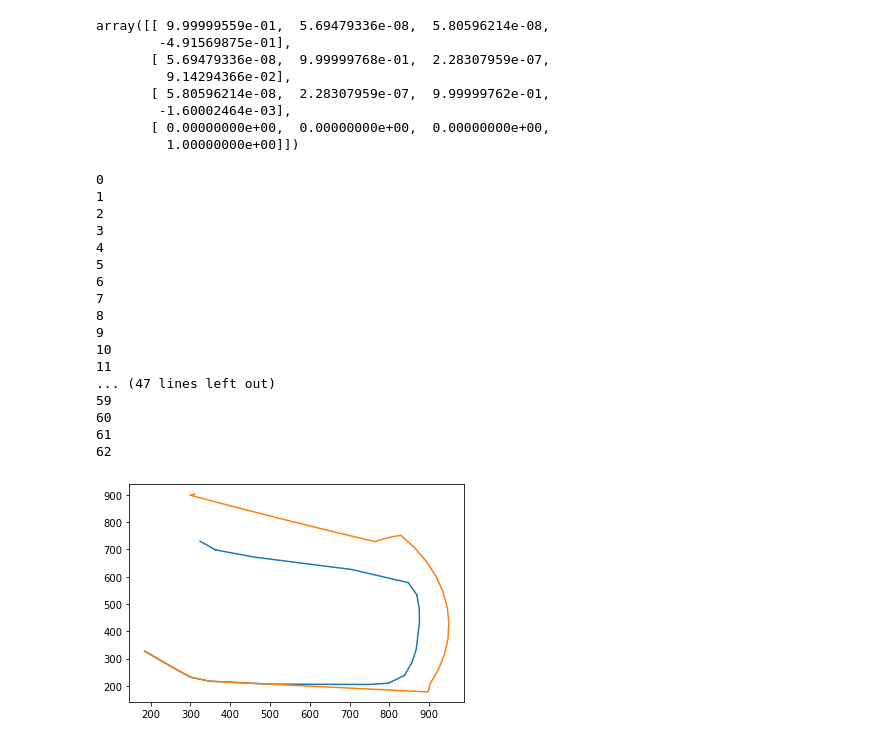
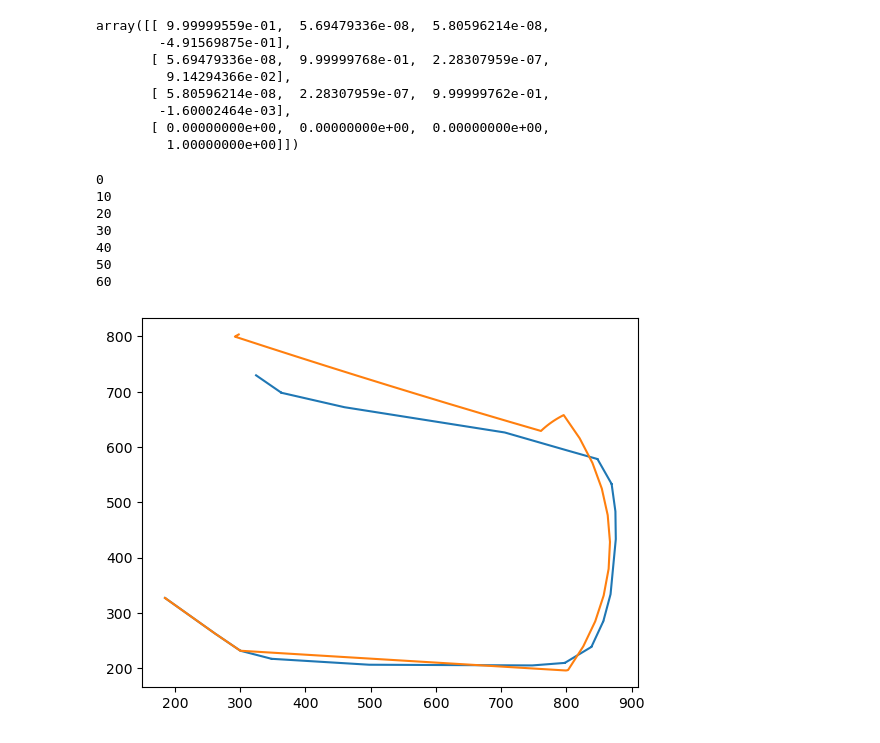
Before and after one commit to shaikh58/PointCloudPosePrediction, a Jupyter notebook: notebooks/icp.ipynb, the cells around one changed output. Cells and saved outputs as stored; diff of their text form; code cells hidden in the pictures.

```diff
--- a/notebooks/icp.ipynb
+++ b/notebooks/icp.ipynb
@@ -509,7 +257,9 @@ target = o3d.geometry.PointCloud()
 
 threshold = 0.02 # thresholf for ICP
 for i in range(batch_size - 1):
-    print(i)
+
+    if i % 10 == 0:
+        print(i)
 
 
     source.points = o3d.utility.Vector3dVector(dataset[i]['pcd1'].numpy())
@@ -518,7 +268,7 @@ for i in range(batch_size - 1):
 
 #     trans_init = np.eye(4)
 
-    if i < 10 or i % 10 == 0: # at the beginning I only have ground truth rel pose
+    if i < 5 or i % 10 == 0: # at the beginning I only have ground truth rel pose
         trans_init = dataset[i]['rel_pose'].numpy()
 #         trans_init[:3, 3] = dataset[i]['rel_pose'][:3, 3].numpy() * 100
 #         trans_init = np.eye(4)
@@ -537,7 +287,7 @@ for i in range(batch_size - 1):
 
     reg_p2p = o3d.pipelines.registration.registration_icp(
     source, target, threshold, trans_init,
-    o3d.pipelines.registration.TransformationEstimationPointToPoint())
+    o3d.pipelines.registration.TransformationEstimationPointToPoint # run ICPs
 #     print(reg_p2p.transformation)
 
 
@@ -573,45 +323,35 @@ for i in range(batch_size - 1):
 #     print("")
 
 #     if i == 50:
 
 #         break
 
     #estimate pose at the next time step
     poses[:, :, i + 1] = np.matmul(reg_p2p.transformation, poses[:, :, i]) # world to body pose
 #     poses[:, :, i + 1] = np.matmul(poses[:, :, i], reg_p2p.transformation) # world to body pose
 
 
 
     #Update
 #     prev_rel_pose = reg_p2p.transformation # relative pose estimated by ICP
 
 
 # Invert poses for plotting purposes
 # for i in range(64):
 #     poses[:, :, i] = invert_pose(poses[:, :, i])
 
 
 
 
 plt.plot(positions[:batch_size,0] * 100, positions[:batch_size,1] * 100)
 plt.plot(poses[0, -1, :], poses[1, -1, :])
 plt.show()
 # %% [output]
 0
-1
-2
-3
-4
-5
-6
-7
-8
-9
 10
-11
-... (47 lines left out)
-59
+20
+30
+40
+50
 60
-61
-62
-[figure, old version]
+[figure, new version]
```
Also changed, not shown: parts of 16 cells of this notebook.
